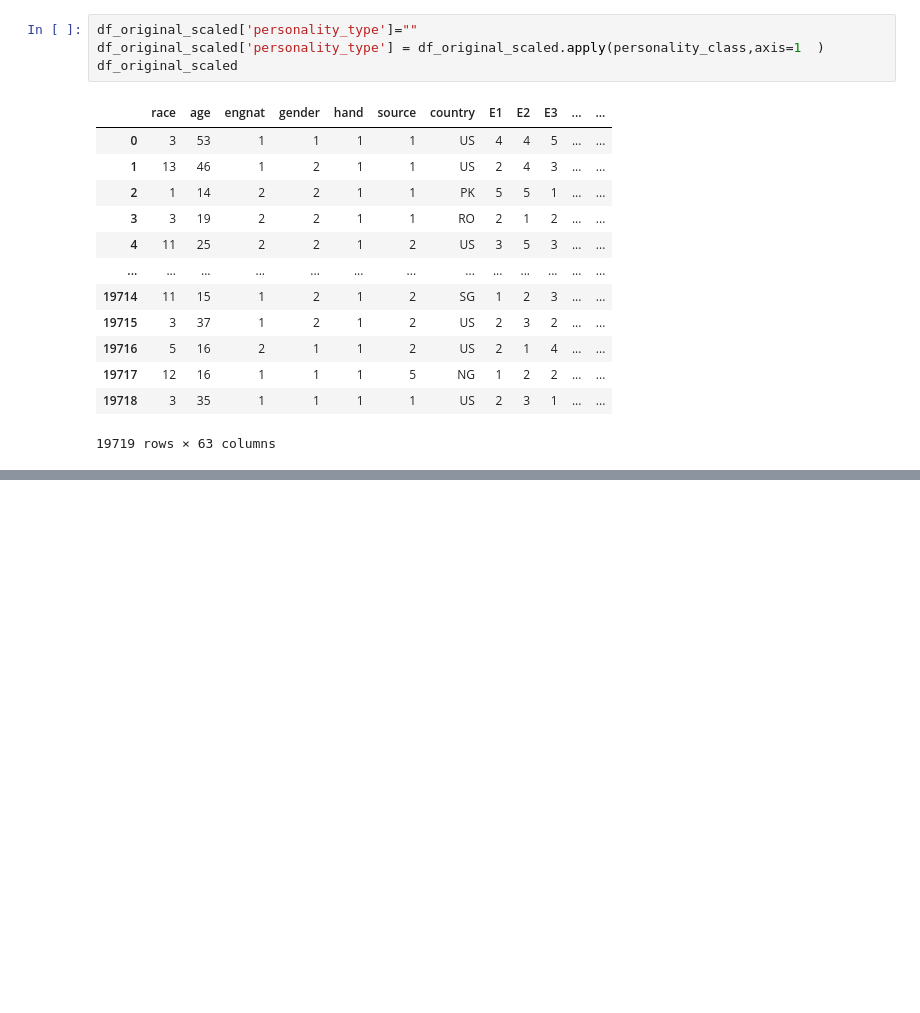
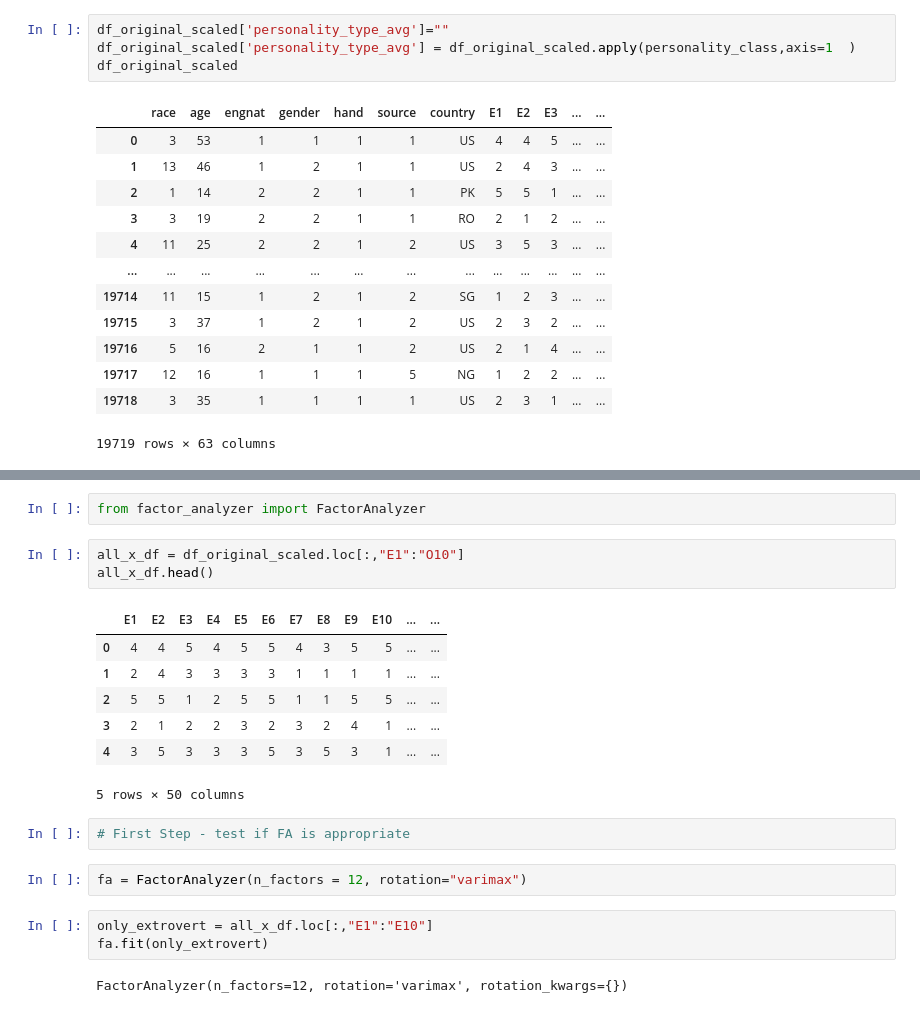
Before and after one commit to ejw-data/ml-clustering-personality, a Jupyter notebook: exploratory_analysis.ipynb, the cells around one changed output, grey strips where cells are left out. Drawn from its saved outputs; the diff is of its cells as text; blank space fills up the shorter version.

```diff
--- a/exploratory_analysis.ipynb
+++ b/exploratory_analysis.ipynb
@@ -338,8 +338,8 @@ def personality_class(data):
 
     return personality_string
 # %%
-df_original_scaled['personality_type']=""
-df_original_scaled['personality_type'] = df_original_scaled.apply(personality_class,axis=1  )
+df_original_scaled['personality_type_avg']=""
+df_original_scaled['personality_type_avg'] = df_original_scaled.apply(personality_class,axis=1  )
 df_original_scaled
 # %% [output]
 |  | race | age | engnat | gender | hand | source | country | E1 | E2 | E3 | ... | ... |
@@ -357,0 +392,22 @@ df_original_scaled
+# %%
+from factor_analyzer import FactorAnalyzer
+# %%
+all_x_df = df_original_scaled.loc[:,"E1":"O10"]
+all_x_df.head()
+# %% [output]
+|  | E1 | E2 | E3 | E4 | E5 | E6 | E7 | E8 | E9 | E10 | ... | ... |
+| 0 | 4 | 4 | 5 | 4 | 5 | 5 | 4 | 3 | 5 | 5 | ... | ... |
+| 1 | 2 | 4 | 3 | 3 | 3 | 3 | 1 | 1 | 1 | 1 | ... | ... |
+| 2 | 5 | 5 | 1 | 2 | 5 | 5 | 1 | 1 | 5 | 5 | ... | ... |
+| 3 | 2 | 1 | 2 | 2 | 3 | 2 | 3 | 2 | 4 | 1 | ... | ... |
+| 4 | 3 | 5 | 3 | 3 | 3 | 5 | 3 | 5 | 3 | 1 | ... | ... |
+5 rows × 50 columns
+# %%
+# First Step - test if FA is appropriate
+# %%
+fa = FactorAnalyzer(n_factors = 12, rotation="varimax")
+# %%
+only_extrovert = all_x_df.loc[:,"E1":"E10"]
+fa.fit(only_extrovert)
+# %% [output]
+FactorAnalyzer(n_factors=12, rotation='varimax', rotation_kwargs={})
```
Also changed, not shown: parts of 13 cells of this notebook, 2 other files.
